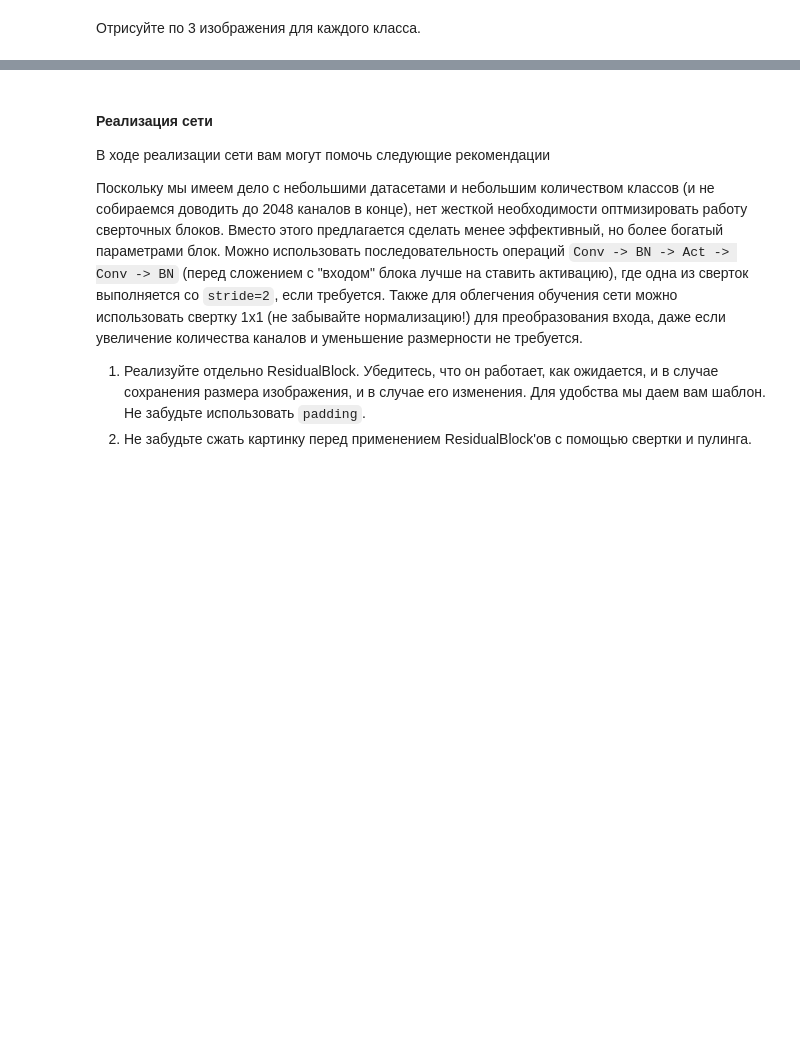
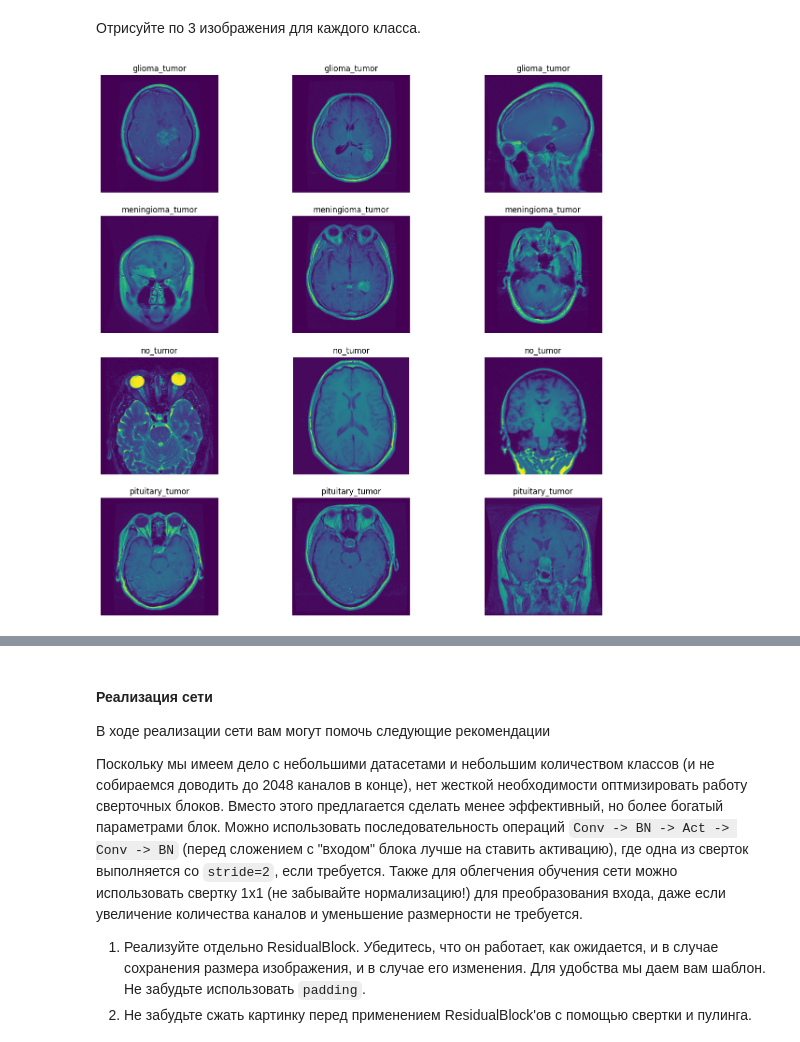
Before and after one commit to NMashalov/2023_OpenMipt_course, a Jupyter notebook: lesson3/ДЗ_3.ipynb, the cells around one changed output, grey strips where cells are left out. Drawn from its saved outputs; the diff is of its cells as text; code cells hidden in the pictures; blank space fills up the shorter version.

```diff
--- a/lesson3/ДЗ_3.ipynb
+++ b/lesson3/ДЗ_3.ipynb
@@ -195,16 +210,14 @@ from torchvision.transforms import v2
 
 train_transform = transforms.Compose([
     v2.RandomHorizontalFlip(p=0.5),
-    v2.ToImageTensor(),
+    v2.ToTensor(),
     v2.Grayscale(1),
-    v2.Normalize([0.5],[0.5])
 ])
 
 
 val_transform = transforms.Compose([
-    v2.ToImageTensor(),
+    v2.ToTensor(),
     v2.Grayscale(1),
-    v2.Normalize([0.5],[0.5])
 ])
 # %%
 train_dataset = torchvision.datasets.ImageFolder(TRAIN_DIR, transform=train_transform)
@@ -216,3 +225,17 @@ for
+# %%
+#ваш код
+plt.figure(figsize=(15, 15))
+counter = 0
+labels = ('glioma_tumor','meningioma_tumor','no_tumor','pituitary_tumor')
+for img,target in train_dataset:
+    if target == counter //3:
+        plt.subplot(4, 3, counter+1)
+        counter+=1
+        plt.imshow(img.squeeze())
+        plt.title(labels[target])
+        plt.axis("off")
+# %% [output]
+[figure, added]
 # %% [markdown]
 ### I. Построение сети ResNet
 
```
Also changed, not shown: parts of 13 cells of this notebook.
